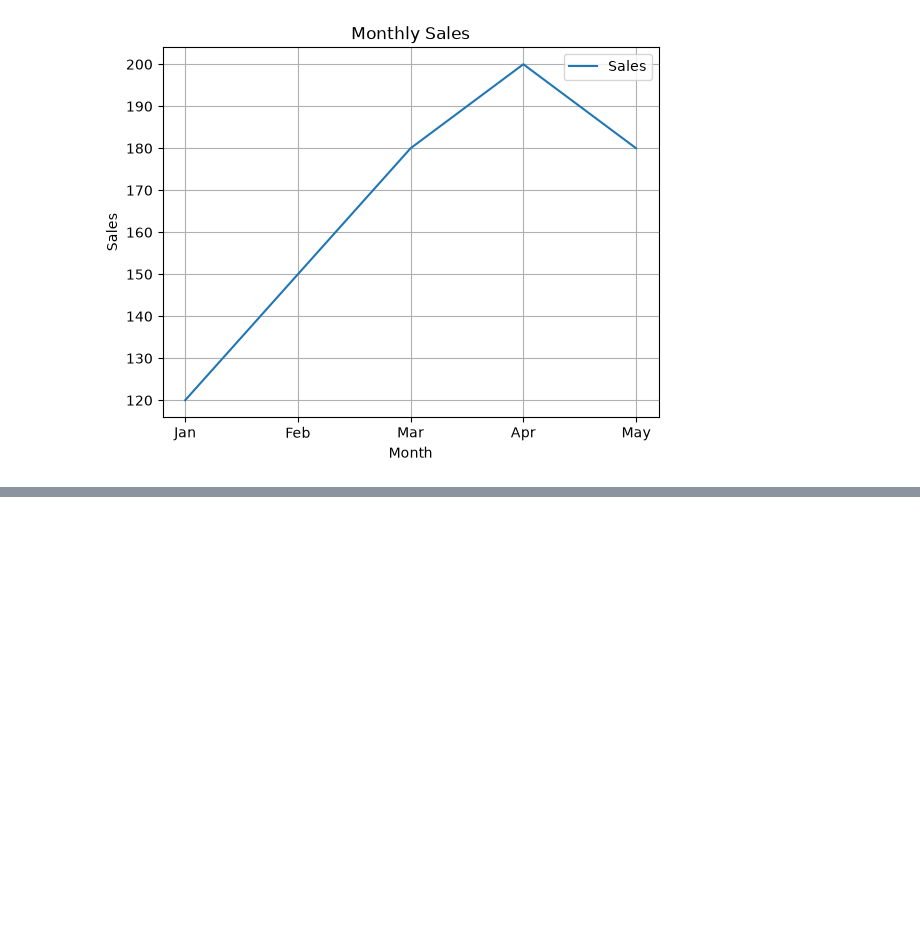
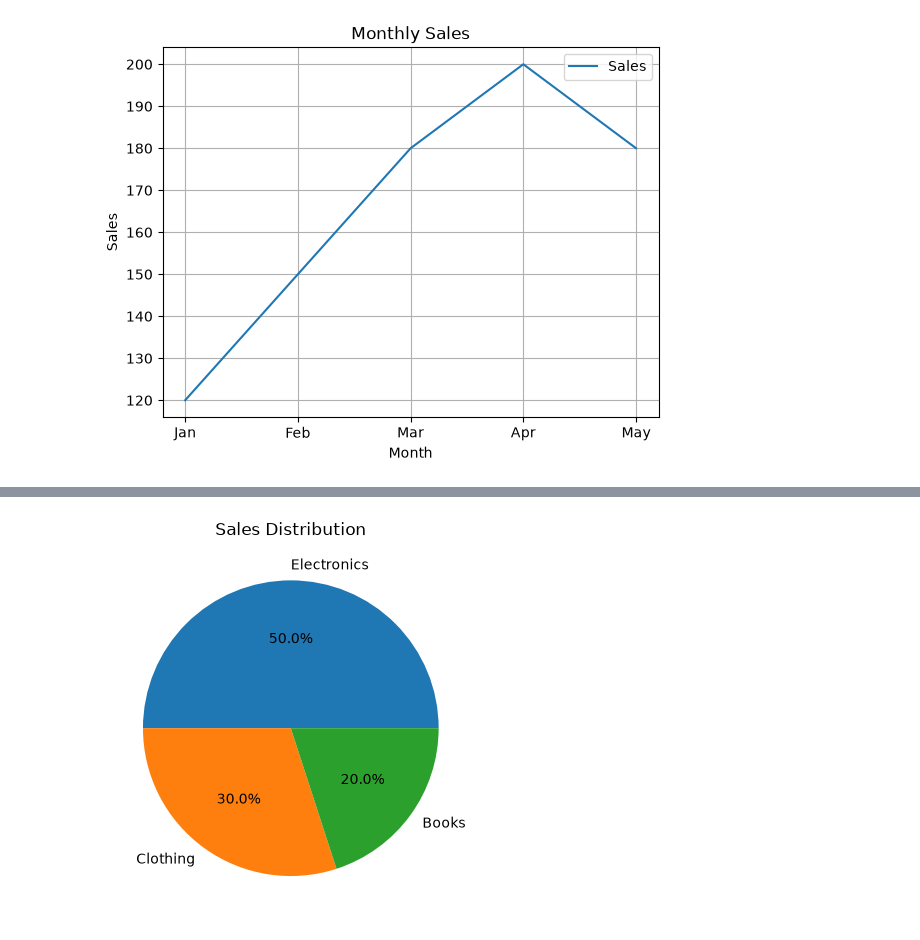
Before and after one commit to geff-ghost/notebooks, a Jupyter notebook: whatsapp_py/WhatsAppJourney.ipynb, the cells around one changed output, grey strips where cells are left out. Cells and saved outputs as stored; diff of their text form; code cells hidden in the pictures; blank space fills up the shorter version.

```diff
--- a/whatsapp_py/WhatsAppJourney.ipynb
+++ b/whatsapp_py/WhatsAppJourney.ipynb
@@ -1504,0 +1548,10 @@ ValueError: x and y must have same first dimension, but have shapes (3,) and (2,
+# %%
+categories = ['Electronics', 'Clothing', 'Books']
+sales = [50, 30, 20]
+
+plt.pie(sales, labels=categories, autopct="%1.1f%%") # 'autopct' displays percentages on the chart.
+
+plt.title('Sales Distribution')
+plt.show()
+# %% [output]
+[figure, added]
```
Also changed, not shown: parts of 9 cells of this notebook.
